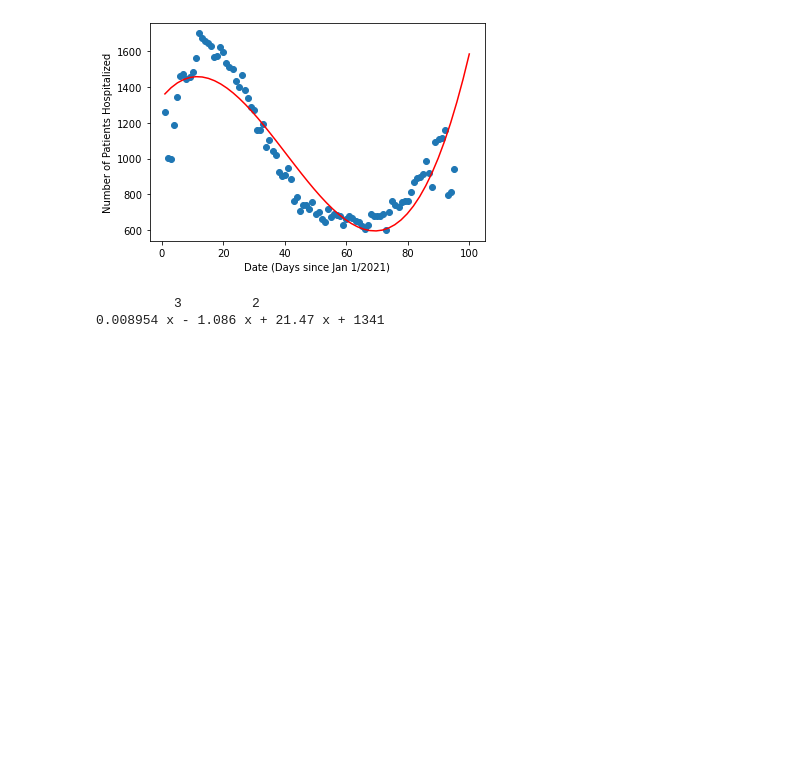
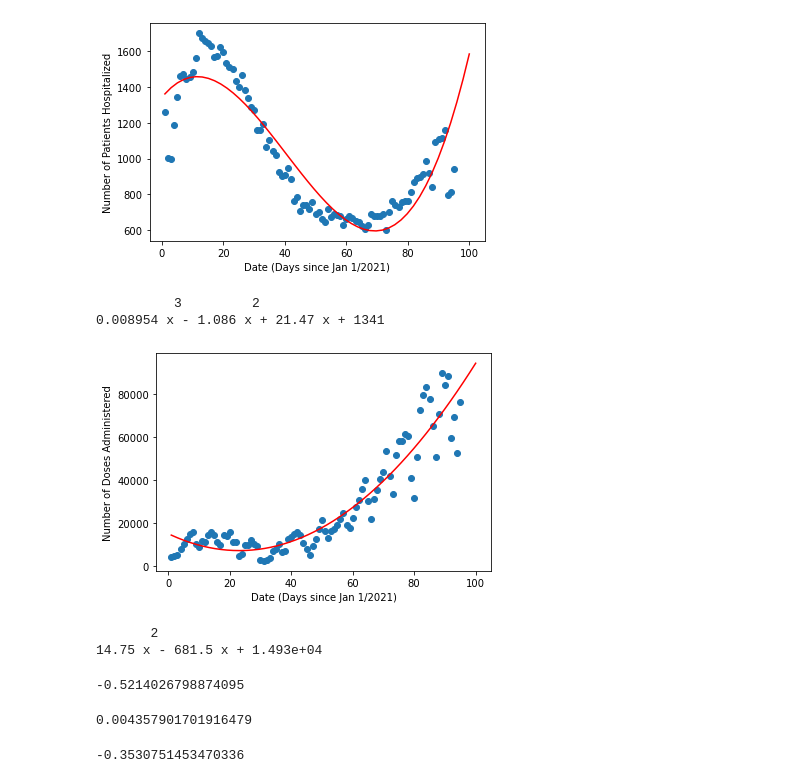
Before and after one commit to SVD6/SYSC-4906-Project, a Jupyter notebook: notebooks/covid-analysis.ipynb, the cells around one changed output. Drawn from its saved outputs; the diff is of its cells as text; code cells hidden in the pictures; blank space fills up the shorter version.

Commit message:
Done calculating the correlation coefficients

```diff
--- a/notebooks/covid-analysis.ipynb
+++ b/notebooks/covid-analysis.ipynb
@@ -118,6 +118,7 @@ x_dates = merged_df.index # Since 'Reported Date' is a String and we need this t
 y_cases = merged_df['New Cases']
 y_deaths = merged_df['New Deaths']
 y_hospitalizations = merged_df['Number of patients hospitalized with COVID-19']
+y_doses = merged_df['Doses Administered']
 # %%
 # Date vs New Cases
 #polynomial fit with degree = 2
@@ -169,8 +170,35 @@ print(model)
 [figure]
           3         2
 0.008954 x - 1.086 x + 21.47 x + 1341
+# %%
+# Date vs Doses Administered
+#polynomial fit with degree = 3
+model = np.poly1d(np.polyfit(x_dates, y_doses, 2))
+
+#add fitted polynomial line to scatterplot
+polyline = np.linspace(1, 100, 50)
+plt.scatter(x_dates, y_doses)
+plt.xlabel("Date (Days since Jan 1/2021)")
+plt.ylabel("Number of Doses Administered")
+plt.plot(polyline, model(polyline), "r")
+plt.show()
+print(model)
+# %% [output]
+[figure, added]
+       2
+14.75 x - 681.5 x + 1.493e+04
 # %%
-
-
-merged_df["Id"] = x_dates
+#Correlation between Doses Administered and New Deaths
 merged_df["Doses Administered"].corr(merged_df["New Deaths"])
+# %% [output]
+-0.5214026798874095
+# %%
+#Correlation between Doses Administered and New Cases
+merged_df["Doses Administered"].corr(merged_df["New Cases"])
+# %% [output]
+0.004357901701916479
+# %%
+#Correlation between Doses Administered and Number of Patients Hospitalized
+merged_df["Doses Administered"].corr(merged_df["Number of patients hospitalized with COVID-19"])
+# %% [output]
+-0.3530751453470336
```
Also changed, not shown: parts of 1 cell of this notebook.
